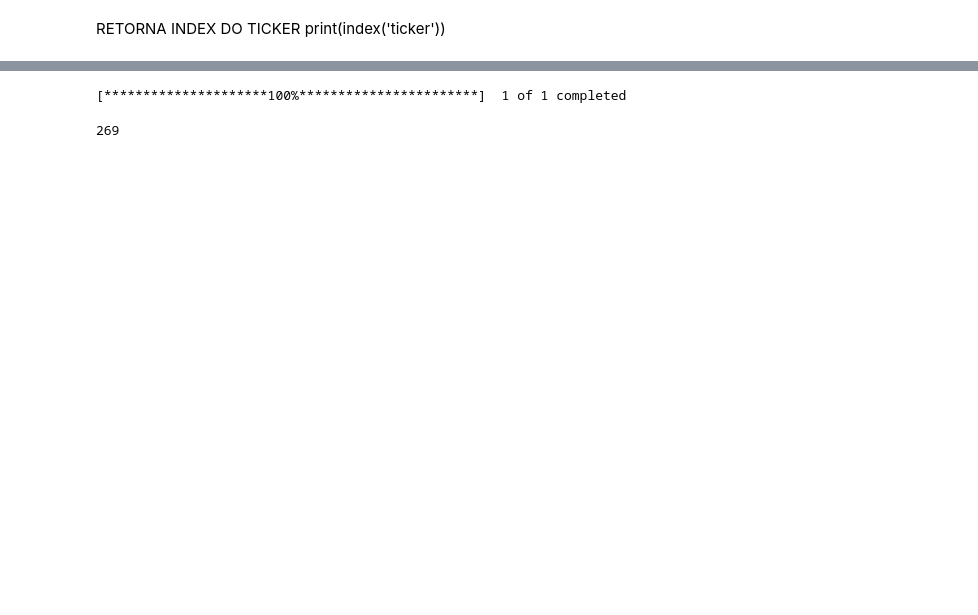
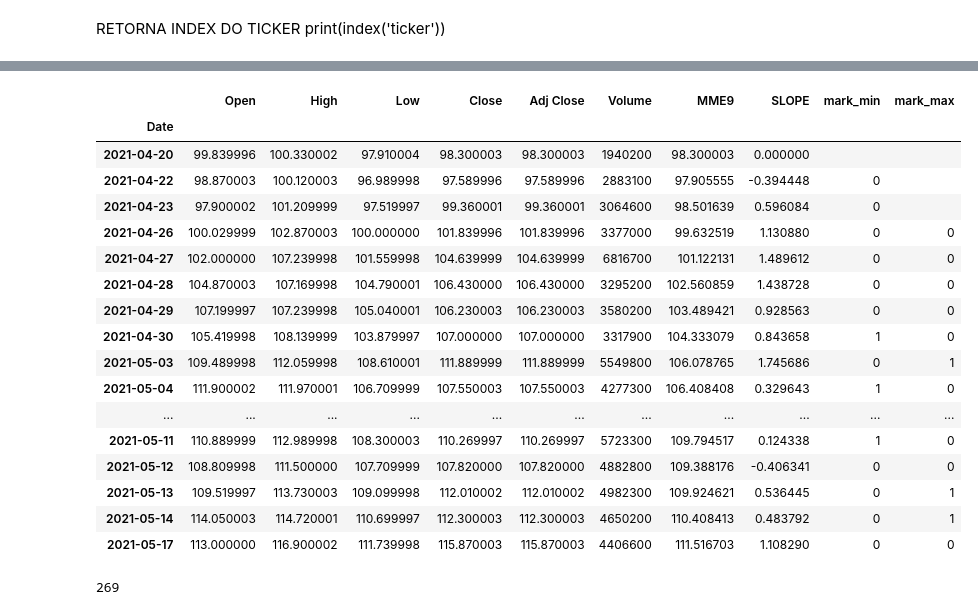
Before and after one commit to Henrique-Gomes/setup9.2, a Jupyter notebook: setup9.2.ipynb, the cells around one changed output, grey strips where cells are left out. Cells and saved outputs as stored; diff of their text form; code cells hidden in the pictures; blank space fills up the shorter version.

```diff
--- a/setup9.2.ipynb
+++ b/setup9.2.ipynb
@@ -281,9 +455,24 @@ array([267], dtype=int64)
 # %%
-i=0;
-df2 = pdr.get_data_yahoo(df.iloc[i,0]+'.sa',start='2021-05-11');
-aux[i] = pd.concat([aux[i],df2])
+aux[39]
 # %% [output]
-[*********************100%***********************]  1 of 1 completed
+|  | Open | High | Low | Close | Adj Close | Volume | MME9 | SLOPE | mark_min | mark_max |
+| Date |  |  |  |  |  |  |  |  |  |  |
+| 2021-04-20 | 99.839996 | 100.330002 | 97.910004 | 98.300003 | 98.300003 | 1940200 | 98.300003 | 0.000000 |  |  |
+| 2021-04-22 | 98.870003 | 100.120003 | 96.989998 | 97.589996 | 97.589996 | 2883100 | 97.905555 | -0.394448 | 0 |  |
+| 2021-04-23 | 97.900002 | 101.209999 | 97.519997 | 99.360001 | 99.360001 | 3064600 | 98.501639 | 0.596084 | 0 |  |
+| 2021-04-26 | 100.029999 | 102.870003 | 100.000000 | 101.839996 | 101.839996 | 3377000 | 99.632519 | 1.130880 | 0 | 0 |
+| 2021-04-27 | 102.000000 | 107.239998 | 101.559998 | 104.639999 | 104.639999 | 6816700 | 101.122131 | 1.489612 | 0 | 0 |
+| 2021-04-28 | 104.870003 | 107.169998 | 104.790001 | 106.430000 | 106.430000 | 3295200 | 102.560859 | 1.438728 | 0 | 0 |
+| 2021-04-29 | 107.199997 | 107.239998 | 105.040001 | 106.230003 | 106.230003 | 3580200 | 103.489421 | 0.928563 | 0 | 0 |
+| 2021-04-30 | 105.419998 | 108.139999 | 103.879997 | 107.000000 | 107.000000 | 3317900 | 104.333079 | 0.843658 | 1 | 0 |
+| 2021-05-03 | 109.489998 | 112.059998 | 108.610001 | 111.889999 | 111.889999 | 5549800 | 106.078765 | 1.745686 | 0 | 1 |
+| 2021-05-04 | 111.900002 | 111.970001 | 106.709999 | 107.550003 | 107.550003 | 4277300 | 106.408408 | 0.329643 | 1 | 0 |
+| ... | ... | ... | ... | ... | ... | ... | ... | ... | ... | ... |
+| 2021-05-11 | 110.889999 | 112.989998 | 108.300003 | 110.269997 | 110.269997 | 5723300 | 109.794517 | 0.124338 | 1 | 0 |
+| 2021-05-12 | 108.809998 | 111.500000 | 107.709999 | 107.820000 | 107.820000 | 4882800 | 109.388176 | -0.406341 | 0 | 0 |
+| 2021-05-13 | 109.519997 | 113.730003 | 109.099998 | 112.010002 | 112.010002 | 4982300 | 109.924621 | 0.536445 | 0 | 1 |
+| 2021-05-14 | 114.050003 | 114.720001 | 110.699997 | 112.300003 | 112.300003 | 4650200 | 110.408413 | 0.483792 | 0 | 1 |
+| 2021-05-17 | 113.000000 | 116.900002 | 111.739998 | 115.870003 | 115.870003 | 4406600 | 111.516703 | 1.108290 | 0 | 0 |
 # %%
 len(aux)
 # %% [output]
```
Also changed, not shown: parts of 24 cells of this notebook.
